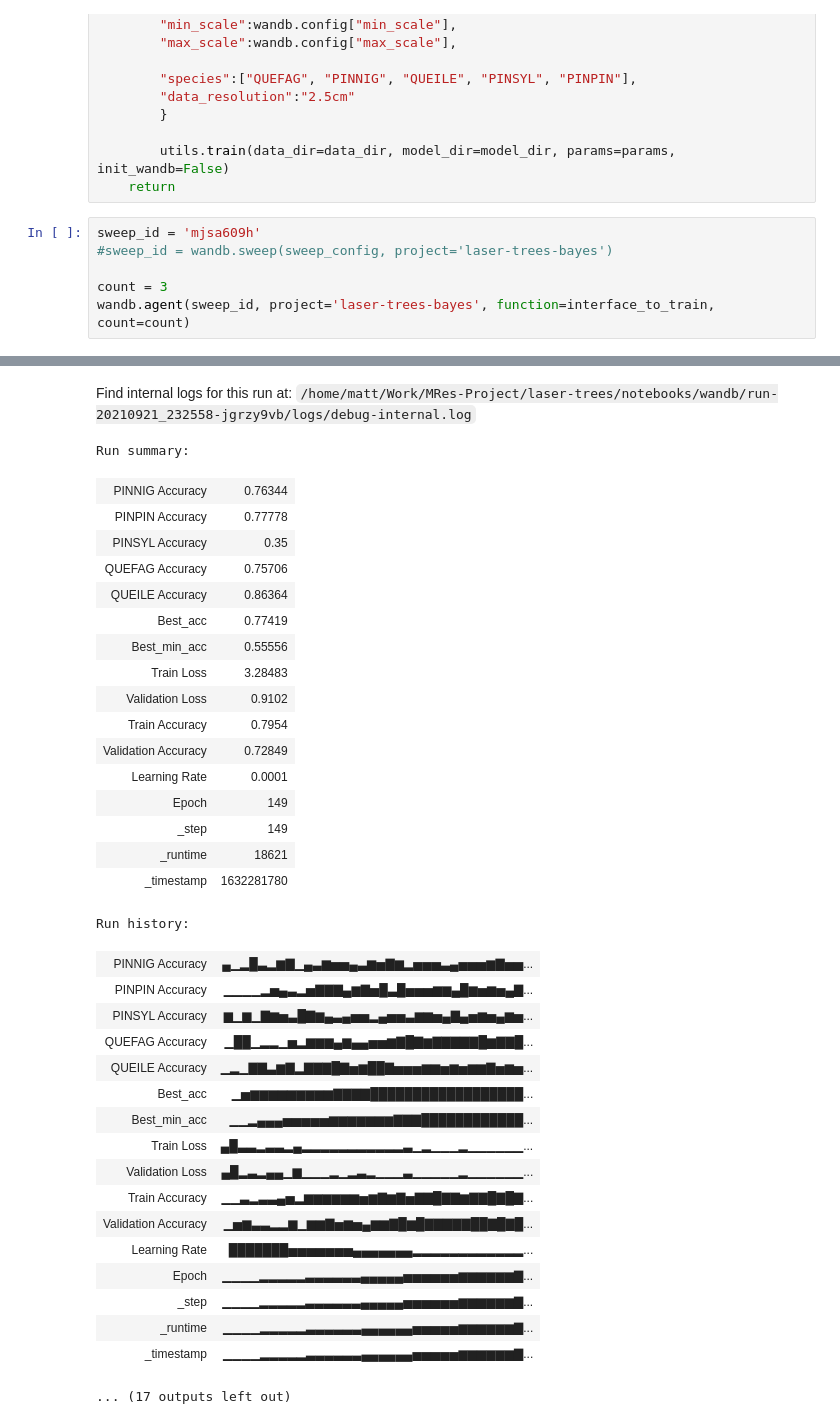
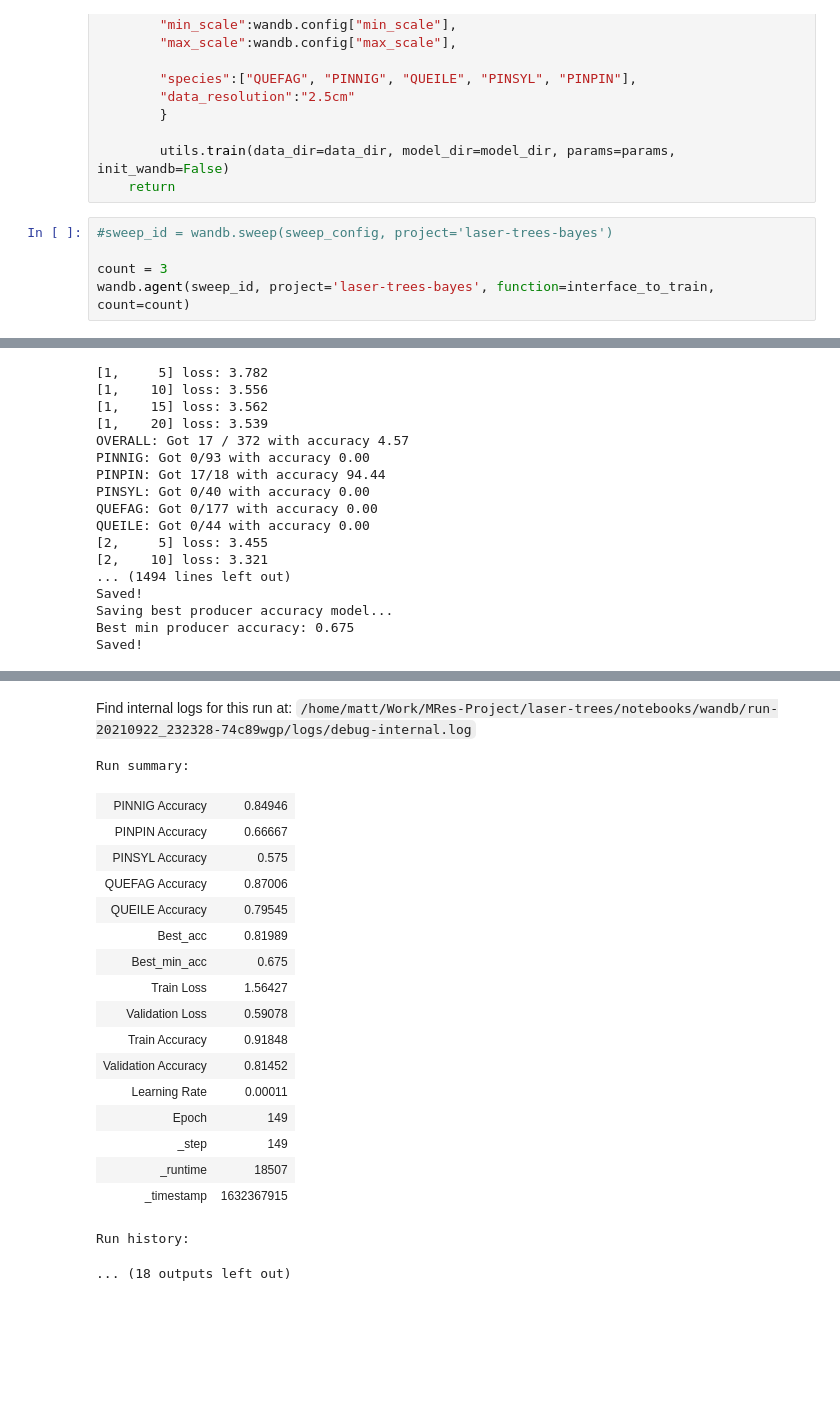
Before and after one commit to mataln/laser-trees, a Jupyter notebook: notebooks/bayes.ipynb, the cells around one changed output, grey strips where cells are left out. Saved outputs shown, nothing was run; the diff lists cells and outputs as text; blank space fills up the shorter version.

```diff
--- a/notebooks/bayes.ipynb
+++ b/notebooks/bayes.ipynb
@@ -101,7 +107,6 @@ def interface_to_train():
         utils.train(data_dir=data_dir, model_dir=model_dir, params=params, init_wandb=False)
     return
 # %%
-sweep_id = 'mjsa609h'
 #sweep_id = wandb.sweep(sweep_config, project='laser-trees-bayes')
 
 count = 3
@@ -166,0 +159,17 @@ Saved!
+[1,     5] loss: 3.782
+[1,    10] loss: 3.556
+[1,    15] loss: 3.562
+[1,    20] loss: 3.539
+OVERALL: Got 17 / 372 with accuracy 4.57
+PINNIG: Got 0/93 with accuracy 0.00
+PINPIN: Got 17/18 with accuracy 94.44
+PINSYL: Got 0/40 with accuracy 0.00
+QUEFAG: Got 0/177 with accuracy 0.00
+QUEILE: Got 0/44 with accuracy 0.00
+[2,     5] loss: 3.455
+[2,    10] loss: 3.321
+... (1494 lines left out)
+Saved!
+Saving best producer accuracy model...
+Best min producer accuracy: 0.675
+Saved!
@@ -170,36 +179,20 @@ Find user logs for this run at: /home/matt/Work/MRes-Project/laser-trees/noteboo
-Find internal logs for this run at: /home/matt/Work/MRes-Project/laser-trees/notebooks/wandb/run-20210921_232558-jgrzy9vb/logs/debug-internal.log
+Find internal logs for this run at: /home/matt/Work/MRes-Project/laser-trees/notebooks/wandb/run-20210922_232328-74c89wgp/logs/debug-internal.log
-Run summary:
+Run summary:
-| PINNIG Accuracy | 0.76344 |
-| PINPIN Accuracy | 0.77778 |
-| PINSYL Accuracy | 0.35 |
-| QUEFAG Accuracy | 0.75706 |
-| QUEILE Accuracy | 0.86364 |
-| Best_acc | 0.77419 |
-| Best_min_acc | 0.55556 |
-| Train Loss | 3.28483 |
-| Validation Loss | 0.9102 |
-| Train Accuracy | 0.7954 |
-| Validation Accuracy | 0.72849 |
-| Learning Rate | 0.0001 |
+| PINNIG Accuracy | 0.84946 |
+| PINPIN Accuracy | 0.66667 |
+| PINSYL Accuracy | 0.575 |
+| QUEFAG Accuracy | 0.87006 |
+| QUEILE Accuracy | 0.79545 |
+| Best_acc | 0.81989 |
+| Best_min_acc | 0.675 |
+| Train Loss | 1.56427 |
+| Validation Loss | 0.59078 |
+| Train Accuracy | 0.91848 |
+| Validation Accuracy | 0.81452 |
+| Learning Rate | 0.00011 |
 | Epoch | 149 |
 | _step | 149 |
-| _runtime | 18621 |
-| _timestamp | 1632281780 |
+| _runtime | 18507 |
+| _timestamp | 1632367915 |
-Run history:
-| PINNIG Accuracy | ▄▁▂█▃▂▆▇▁▄▃▆▅▅▄▃▆▅▇▆▂▅▅▅▃▄▅▅▅▆▇▅▅... |
-| PINPIN Accuracy | ▁▁▁▁▂▅▄▃▂▅▇▇▇▄▆▇▅█▃█▅▅▅▆▆▄█▆▅▆▅▄▇... |
-| PINSYL Accuracy | ▆▁▆▁▇▆▅▃█▇▆▄▃▄▅▅▂▄▅▅▃▆▆▅▄▇▄▅▆▅▄▆▅... |
-| QUEFAG Accuracy | ▁██▁▂▂▁▅▂▆▆▆▄▆▄▄▅▅▆▇█▇▆▇▇▇▇▇█▆▇▇█... |
-| QUEILE Accuracy | ▁▂▁▇▇▃▆▇▂▇▇▇█▇▅▆██▇▅▅▅▆▆▅▆▅▆▆▇▅▆▅... |
-| Best_acc | ▁▅▆▆▆▆▆▆▆▆▆▇▇▇▇██████████████████... |
-| Best_min_acc | ▁▁▂▄▄▄▅▅▅▅▅▆▆▆▆▆▆▆▇▇▇████████████... |
-| Train Loss | ▄█▃▃▂▃▃▂▄▂▂▂▂▂▂▂▂▂▂▂▃▁▂▁▁▁▂▁▁▁▁▁▁... |
-| Validation Loss | ▄█▂▃▂▄▄▁▆▁▁▁▂▁▂▃▂▁▁▁▃▁▁▁▁▁▂▁▁▁▁▁▁... |
-| Train Accuracy | ▁▁▃▂▃▃▄▅▂▆▆▆▆▆▆▅▆▇▆▇▅▇▇█▇▇▆▇▇█▇█▇... |
-| Validation Accuracy | ▁▅▆▃▃▂▂▆▁▆▆▇▅▆▅▄▆▆▇█▆█▇▇▇▇▇██▇█▇█... |
-| Learning Rate | ███████▅▅▅▅▅▅▅▄▄▄▄▄▄▄▂▂▂▂▂▂▂▂▂▂▂▂... |
-| Epoch | ▁▁▁▁▂▂▂▂▂▃▃▃▃▃▃▄▄▄▄▄▅▅▅▅▅▅▆▆▆▆▆▆▇... |
-| _step | ▁▁▁▁▂▂▂▂▂▃▃▃▃▃▃▄▄▄▄▄▅▅▅▅▅▅▆▆▆▆▆▆▇... |
-| _runtime | ▁▁▁▁▂▂▂▂▂▃▃▃▃▃▃▄▄▄▄▄▄▅▅▅▅▅▆▆▆▆▆▆▇... |
-| _timestamp | ▁▁▁▁▂▂▂▂▂▃▃▃▃▃▃▄▄▄▄▄▄▅▅▅▅▅▆▆▆▆▆▆▇... |
-... (17 outputs left out)
+Run history:
+... (18 outputs left out)
```
Also changed, not shown: parts of 2 cells of this notebook.
